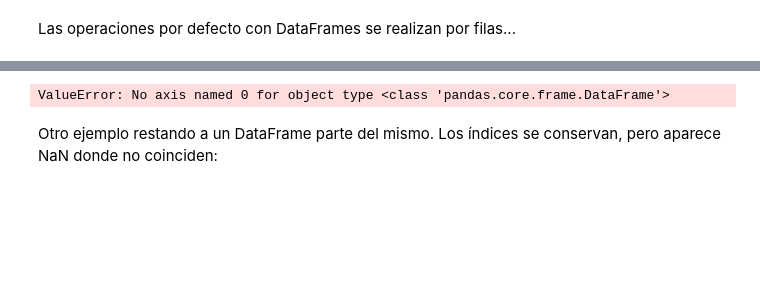
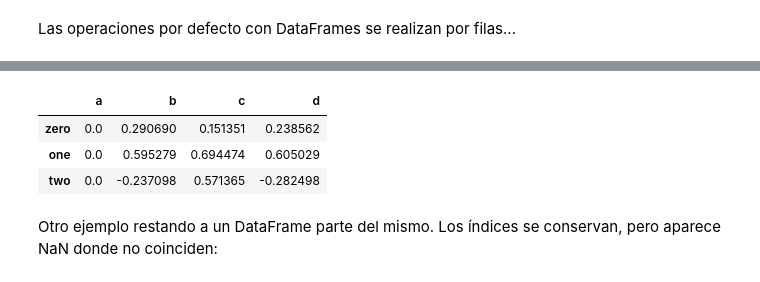
Before and after one commit to pyjaime/python3-101, a Jupyter notebook: python3_pandas_es.ipynb, the cells around one changed output, grey strips where cells are left out. Saved outputs shown, nothing was run; the diff lists cells and outputs as text; code cells hidden in the pictures; blank space fills up the shorter version.

```diff
--- a/python3_pandas_es.ipynb
+++ b/python3_pandas_es.ipynb
@@ -794,9 +862,12 @@ Una pequeña aclaración sobre `axis`
 
 En una operación de agregación (sum, med, std, etc) se usará igual que en NumPy. Pero ¡ojo! que en el siguiente caso `axis` lo que indica es en qué eje están los índices de la serie pasada como primer parámetro (en el caso de df['a'] están en el eje vertical).
 # %%
-df.sub(df['a'], axis='0')
+df.sub(df['a'], axis=0)
 # %% [output]
-ValueError: No axis named 0 for object type <class 'pandas.core.frame.DataFrame'>
+|  | a | b | c | d |
+| zero | 0.0 | 0.290690 | 0.151351 | 0.238562 |
+| one | 0.0 | 0.595279 | 0.694474 | 0.605029 |
+| two | 0.0 | -0.237098 | 0.571365 | -0.282498 |
 # %% [markdown]
 Otro ejemplo restando a un DataFrame parte del mismo. Los índices se conservan, pero aparece NaN donde no coinciden:
 # %%
```
Also changed, not shown: parts of 97 cells of this notebook.
